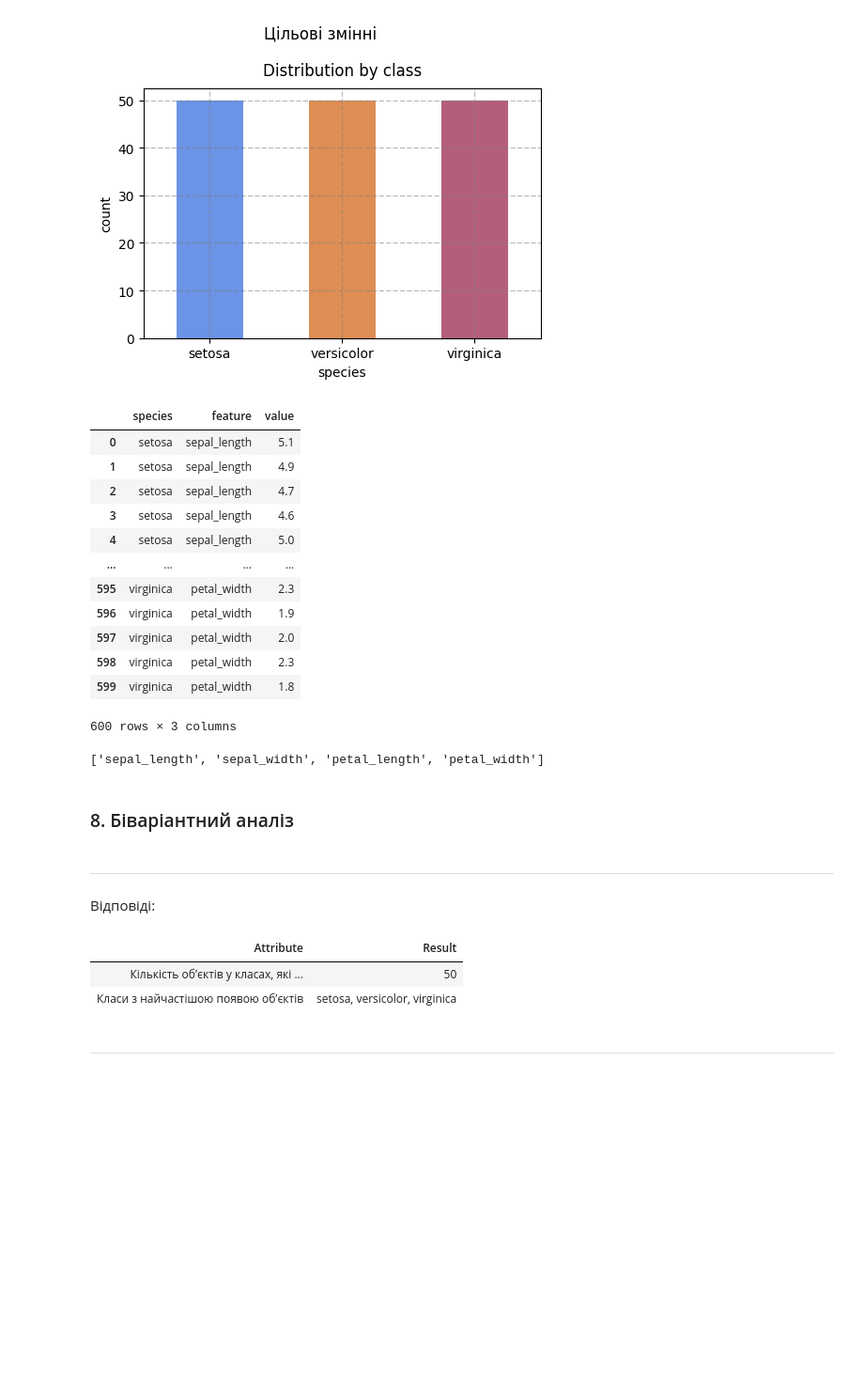
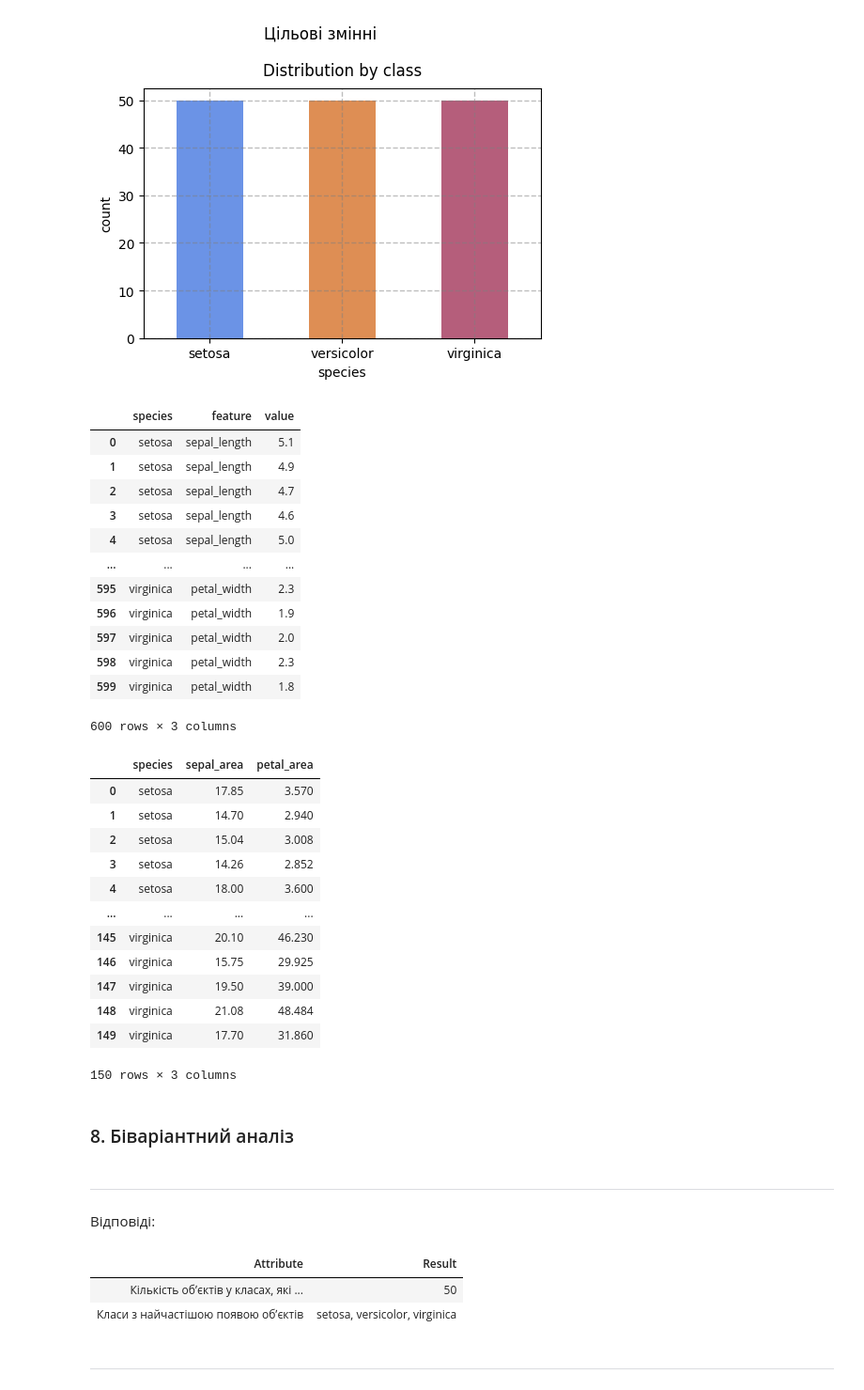
Before and after one commit to BogdanPinchuk/DataScience-PBY_HW9, a Jupyter notebook: Bohdan_Pinchuk_DS_HW9.ipynb, the cells around one changed output. Shown at 94% size. Saved outputs shown, nothing was run; the diff lists cells and outputs as text; code cells hidden in the pictures; blank space fills up the shorter version.

```diff
--- a/Bohdan_Pinchuk_DS_HW9.ipynb
+++ b/Bohdan_Pinchuk_DS_HW9.ipynb
@@ -989,54 +989,84 @@ plt.show()
 # %%
 # 8. Біваріантний аналіз
 
-# Input data
 # Примітка. Оскільки ми маємо 4 типи числових ознак, а нам потрібно це відобразити на графіках, то відповідно постає проблема їх відображення, через те, що необхідно використати 4-х вимірний простір, або реалізувати багато однотипних графіків.
 # Аналізуючи предметну область, бачимо, що ми маємо по 2 характеристики 2-х обʼєктів, які умовно можна обʼєднати. Найбільш відповідна характеристика, за якою можна обʼєднати деякі ознаки, — це умовна проща обʼєкта. Припустимо, що ми маємо не абсолютні/реальні значення, а відносні, тобто матимуть умовно ознакову "розмірність", що добре для порівняння.
 
+# Input data
 list_characteristics = data_num_type_df.columns.tolist()
 iris_melt_df = iris.melt(id_vars=target_value,
                          value_vars=list_characteristics,
                          var_name='feature',
                          value_name='value')
 
+sepal_length_col_name = "sepal_length"
+sepal_width_col_name = "sepal_width"
+petal_length_col_name = "petal_length"
+petal_width_col_name = "petal_width"
+sepal_area_col_name = "sepal_area"
+petal_area_col_name = "petal_area"
+
+iris_area = iris.copy()
+iris_area[sepal_area_col_name] = iris_area.apply(
+    lambda df_row: df_row[sepal_length_col_name] * df_row[sepal_width_col_name], axis=1)
+iris_area[petal_area_col_name] = iris_area.apply(
+    lambda df_row: df_row[petal_width_col_name] * df_row[sepal_area_col_name], axis=1)
+iris_area.drop(columns=list_characteristics, inplace=True)
+
+iris_area_melt_df = iris_area.melt(id_vars=target_value,
+                                   value_vars=[sepal_area_col_name, petal_area_col_name],
+                                   var_name='feature',
+                                   value_name='value')
+
 display(iris_melt_df)
-
-print(list_characteristics)
+display(iris_area)
 
 # Solution
 display(Markdown(f"""
 ### 8. Біваріантний аналіз
 """))
 
 rp = Reporter()
 rp.add_item("Кількість обʼєктів у класах, які зʼявляється найчастіше", str(max_hit_rate))
 rp.add_item("Класи з найчастішою появою обʼєктів", str(',\n'.join(list_classes)))
 
 display(Markdown(f"""
 ---
 Відповіді:"""), rp.get_pd_report(), Markdown("---"))
 # %% [output]
 |  | species | feature | value |
 | 0 | setosa | sepal_length | 5.1 |
 | 1 | setosa | sepal_length | 4.9 |
 | 2 | setosa | sepal_length | 4.7 |
 | 3 | setosa | sepal_length | 4.6 |
 | 4 | setosa | sepal_length | 5.0 |
 | ... | ... | ... | ... |
 | 595 | virginica | petal_width | 2.3 |
 | 596 | virginica | petal_width | 1.9 |
 | 597 | virginica | petal_width | 2.0 |
 | 598 | virginica | petal_width | 2.3 |
 | 599 | virginica | petal_width | 1.8 |
 600 rows × 3 columns
+|  | species | sepal_area | petal_area |
+| 0 | setosa | 17.85 | 3.570 |
+| 1 | setosa | 14.70 | 2.940 |
+| 2 | setosa | 15.04 | 3.008 |
+| 3 | setosa | 14.26 | 2.852 |
+| 4 | setosa | 18.00 | 3.600 |
+| ... | ... | ... | ... |
+| 145 | virginica | 20.10 | 46.230 |
+| 146 | virginica | 15.75 | 29.925 |
+| 147 | virginica | 19.50 | 39.000 |
+| 148 | virginica | 21.08 | 48.484 |
+| 149 | virginica | 17.70 | 31.860 |
-['sepal_length', 'sepal_width', 'petal_length', 'petal_width']
+150 rows × 3 columns
 
 ### 8. Біваріантний аналіз
 
 ---
 Відповіді:
-| Attribute | Result |
-| Кількість обʼєктів у класах, які ... | 50 |
-| Класи з найчастішою появою обʼєктів | setosa, versicolor, virginica |
+| Attribute | Result |
+| Кількість обʼєктів у класах, які ... | 50 |
+| Класи з найчастішою появою обʼєктів | setosa, versicolor, virginica |
 ---
 # %%
```
Also changed, not shown: parts of 7 cells of this notebook.
